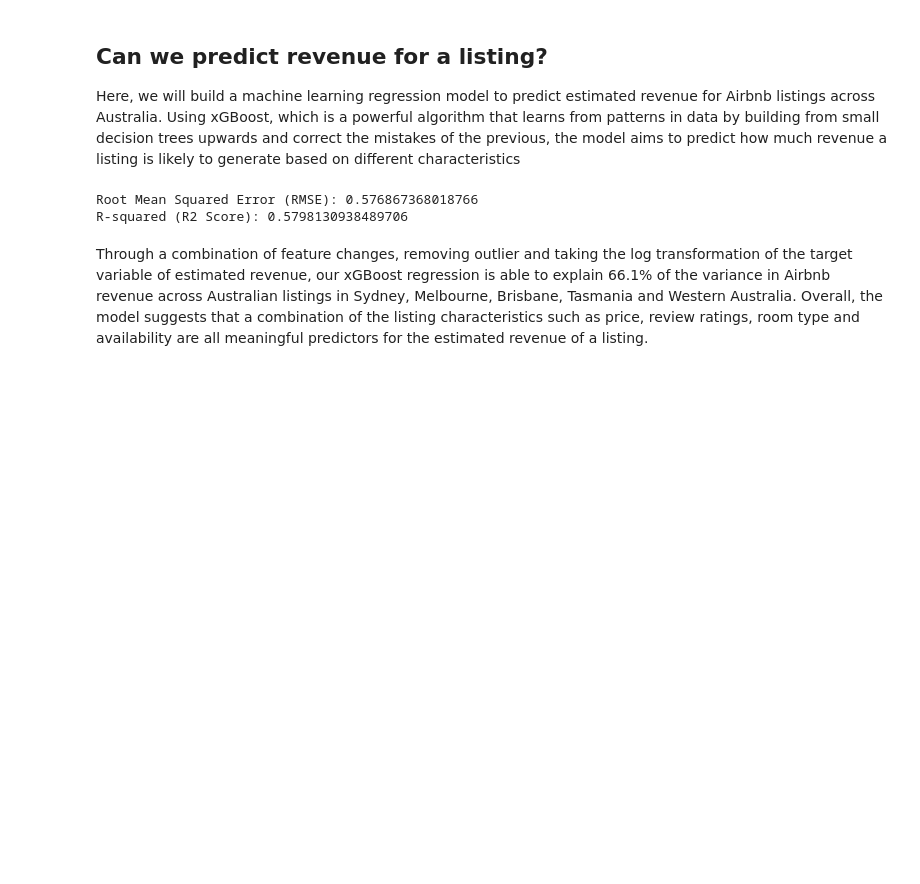
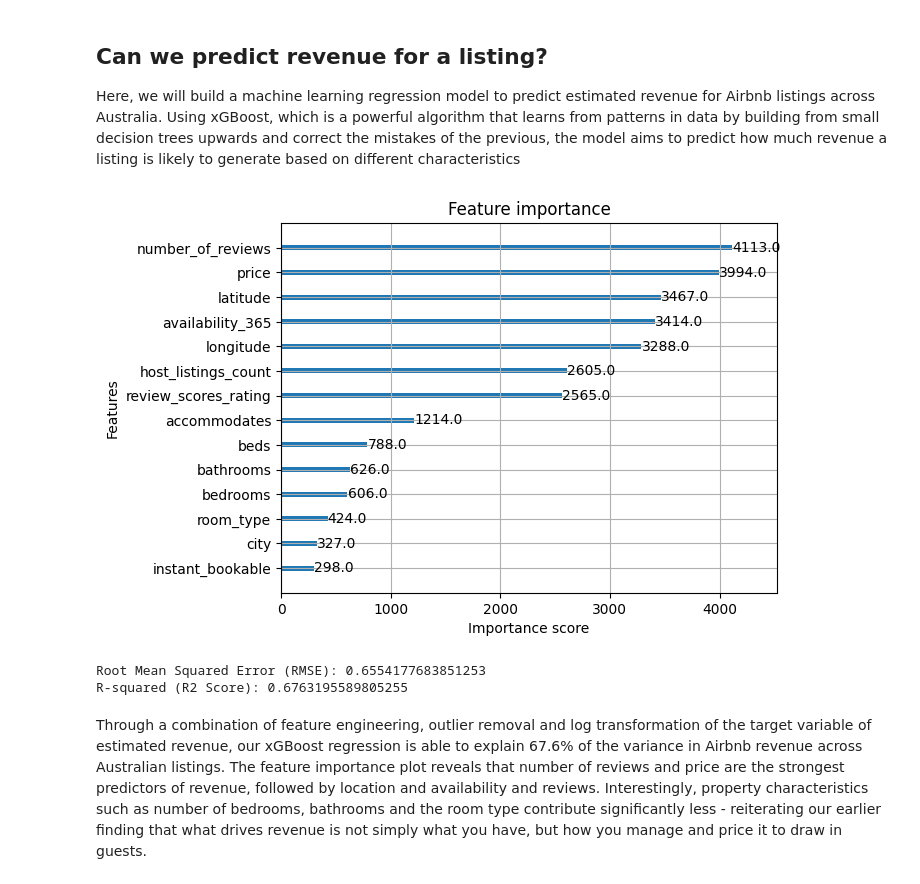
Before and after one commit to jxcksonli/airbnb-australia-price-analysis, a Jupyter notebook: airbnb-analysis.ipynb, the cells around one changed output. Saved outputs shown, nothing was run; the diff lists cells and outputs as text; code cells hidden in the pictures; blank space fills up the shorter version.

Commit message:
Add feature importance plot and alter markdown chunks

```diff
--- a/airbnb-analysis.ipynb
+++ b/airbnb-analysis.ipynb
@@ -336,34 +336,39 @@ features = ['host_listings_count',
             'number_of_reviews',
             'review_scores_rating',
             'city',
             'price',
             'availability_365',
             'bathrooms',
             'beds',
             'instant_bookable',
             'latitude',
             'longitude']
 
 X = combined[features]
 Y = np.log1p(combined[target]) # Log transform the target variable the distribution to be more normal for better performance of the regression model
 
 X_Train, X_Test, Y_Train, Y_Test = sklearn.model_selection.train_test_split(X, Y, test_size = 0.2, random_state = 88) # 80% training and 20% testing
 
 xGBoostModel =  XGBRegressor(n_estimators = 500, learning_rate = 0.05, max_depth = 6, random_state = 88)
 xGBoostModel.fit(X_Train, Y_Train)
 
 # Predict using the trained model on the test set
 Y_Pred = xGBoostModel.predict(X_Test)
 
+
+plot_importance(xGBoostModel)
+plt.show()
+
 # Evaluate
 rmse = sklearn.metrics.root_mean_squared_error(Y_Test, Y_Pred)
 mae = sklearn.metrics.mean_absolute_error(Y_Test, Y_Pred)
 r2 = sklearn.metrics.r2_score(Y_Test, Y_Pred)
 
 print(f"Root Mean Squared Error (RMSE): {rmse}")
 print(f"R-squared (R2 Score): {r2}")
 # %% [output]
+[figure, added]
-Root Mean Squared Error (RMSE): 0.576867368018766
-R-squared (R2 Score): 0.5798130938489706
+Root Mean Squared Error (RMSE): 0.6554177683851253
+R-squared (R2 Score): 0.6763195589805255
 # %% [markdown]
-Through a combination of feature changes, removing outlier and taking the log transformation of the target variable of estimated revenue, our xGBoost regression is able to explain 66.1% of the variance in Airbnb revenue across Australian listings in Sydney, Melbourne, Brisbane, Tasmania and Western Australia. Overall, the model suggests that a combination of the listing characteristics such as price, review ratings, room type and availability are all meaningful predictors for the estimated revenue of a listing.
+Through a combination of feature engineering, outlier removal and log transformation of the target variable of estimated revenue, our xGBoost regression is able to explain 67.6% of the variance in Airbnb revenue across Australian listings. The feature importance plot reveals that number of reviews and price are the strongest predictors of revenue, followed by location and availability and reviews. Interestingly, property characteristics such as number of bedrooms, bathrooms and the room type contribute significantly less - reiterating our earlier finding that what drives revenue is not simply what you have, but how you manage and price it to draw in guests.
```
Also changed, not shown: parts of 2 cells of this notebook.
